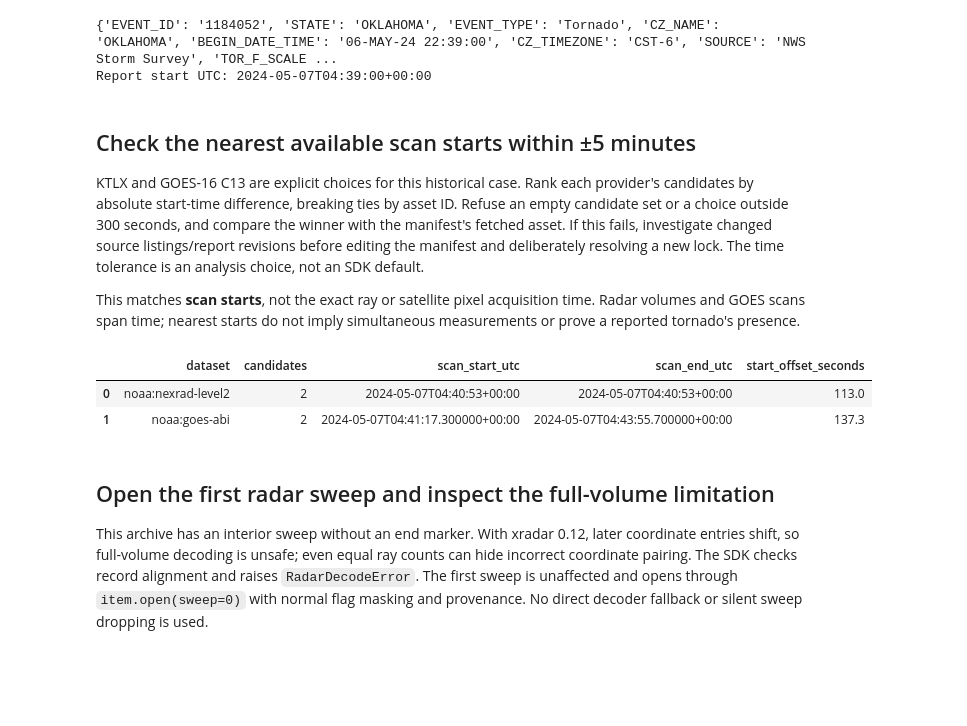
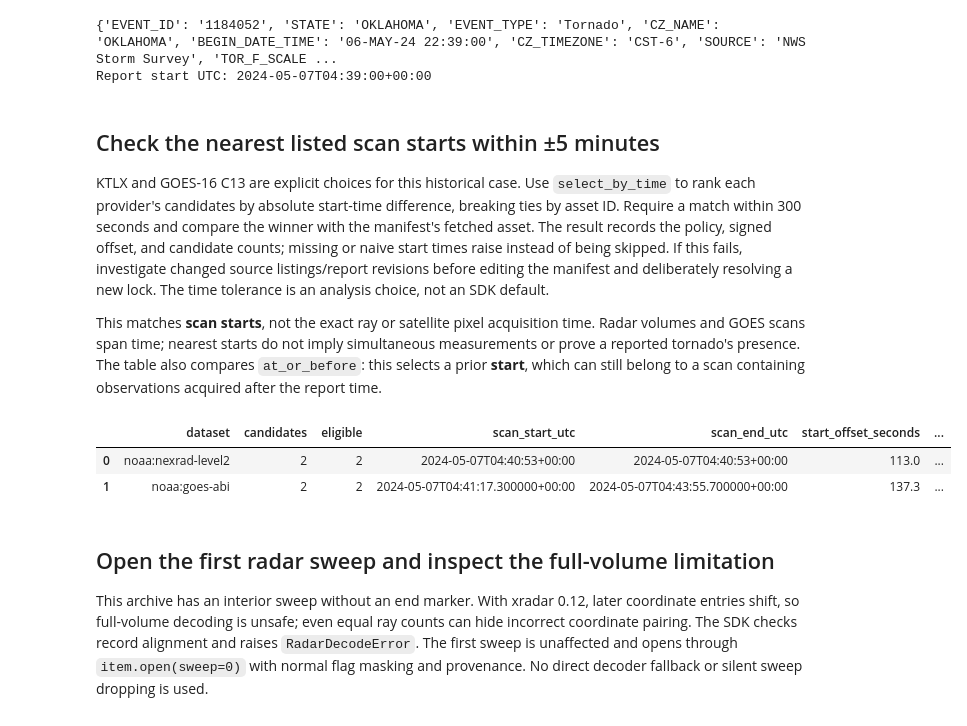
Before and after one commit to jakeryderv/usdata, a Jupyter notebook: examples/event-context/example.ipynb, the cells around one changed output. Saved outputs shown, nothing was run; the diff lists cells and outputs as text; code cells hidden in the pictures; blank space fills up the shorter version.

Commit message:
feat: add explicit temporal asset selection (#51)

```diff
--- a/examples/event-context/example.ipynb
+++ b/examples/event-context/example.ipynb
@@ -136,51 +136,58 @@ gc.collect();
 {'EVENT_ID': '1184052', 'STATE': 'OKLAHOMA', 'EVENT_TYPE': 'Tornado', 'CZ_NAME': 'OKLAHOMA', 'BEGIN_DATE_TIME': '06-MAY-24 22:39:00', 'CZ_TIMEZONE': 'CST-6', 'SOURCE': 'NWS Storm Survey', 'TOR_F_SCALE ...
 Report start UTC: 2024-05-07T04:39:00+00:00
 # %% [markdown]
-## Check the nearest available scan starts within ±5 minutes
+## Check the nearest listed scan starts within ±5 minutes
 
-KTLX and GOES-16 C13 are explicit choices for this historical case. Rank each
+KTLX and GOES-16 C13 are explicit choices for this historical case. Use `select_by_time` to rank each
 provider's candidates by absolute start-time difference, breaking ties by asset
-ID. Refuse an empty candidate set or a choice outside 300 seconds, and compare
-the winner with the manifest's fetched asset. If this fails, investigate changed
+ID. Require a match within 300 seconds and compare the winner with the manifest's
+fetched asset. The result records the policy, signed offset, and candidate counts;
+missing or naive start times raise instead of being skipped. If this fails, investigate changed
 source listings/report revisions before editing the manifest and deliberately
 resolving a new lock. The time tolerance is an analysis choice, not an SDK default.
 
 This matches **scan starts**, not the exact ray or satellite pixel acquisition
 time. Radar volumes and GOES scans span time; nearest starts do not imply
-simultaneous measurements or prove a reported tornado's presence.
+simultaneous measurements or prove a reported tornado's presence. The table also
+compares `at_or_before`: this selects a prior **start**, which can still belong
+to a scan containing observations acquired after the report time.
 # %%
 matches = []
 for dataset_id, params in [
     ("noaa:nexrad-level2", {"site": "KTLX"}),
     ("noaa:goes-abi", {"satellite": 16, "channel": 13}),
 ]:
     query = build_query(
         start=event_time - timedelta(minutes=5), end=event_time + timedelta(minutes=5), **params
     )
     with load_adapter(get(dataset_id)) as provider:
         candidates = provider.list_assets(query)
-    assert candidates and all(asset.time is not None for asset in candidates)
-    nearest = min(
-        candidates,
-        key=lambda asset: (abs((asset.time.start - event_time).total_seconds()), asset.id),
+    selection = select_by_time(
+        candidates, target=event_time, tolerance=timedelta(minutes=5), direction="nearest"
     )
-    delta = (nearest.time.start - event_time).total_seconds()
-    assert abs(delta) <= 300
+    prior = select_by_time(
+        candidates, target=event_time, tolerance=timedelta(minutes=5), direction="at_or_before"
+    )
+    assert selection.asset is not None, f"No scan start within tolerance: {dataset_id}"
+    nearest = selection.asset
+    delta = selection.offset_seconds
     assert nearest.id == items[dataset_id].asset.id, "Revisit the manifest selection"
     matches.append(
         {
             "dataset": dataset_id,
-            "candidates": len(candidates),
+            "candidates": selection.candidate_count,
+            "eligible": selection.eligible_count,
             "scan_start_utc": nearest.time.start.isoformat(),
             "scan_end_utc": nearest.time.end.isoformat(),
             "start_offset_seconds": delta,
+            "prior_start_offset_seconds": prior.offset_seconds,
         }
     )
 pd.DataFrame(matches)
 # %% [output]
-|  | dataset | candidates | scan_start_utc | scan_end_utc | start_offset_seconds |
-| 0 | noaa:nexrad-level2 | 2 | 2024-05-07T04:40:53+00:00 | 2024-05-07T04:40:53+00:00 | 113.0 |
-| 1 | noaa:goes-abi | 2 | 2024-05-07T04:41:17.300000+00:00 | 2024-05-07T04:43:55.700000+00:00 | 137.3 |
+|  | dataset | candidates | eligible | scan_start_utc | scan_end_utc | start_offset_seconds | ... |
+| 0 | noaa:nexrad-level2 | 2 | 2 | 2024-05-07T04:40:53+00:00 | 2024-05-07T04:40:53+00:00 | 113.0 | ... |
+| 1 | noaa:goes-abi | 2 | 2 | 2024-05-07T04:41:17.300000+00:00 | 2024-05-07T04:43:55.700000+00:00 | 137.3 | ... |
 # %% [markdown]
 ## Open the first radar sweep and inspect the full-volume limitation
 
```
Also changed, not shown: parts of 5 cells of this notebook, 9 other files.
